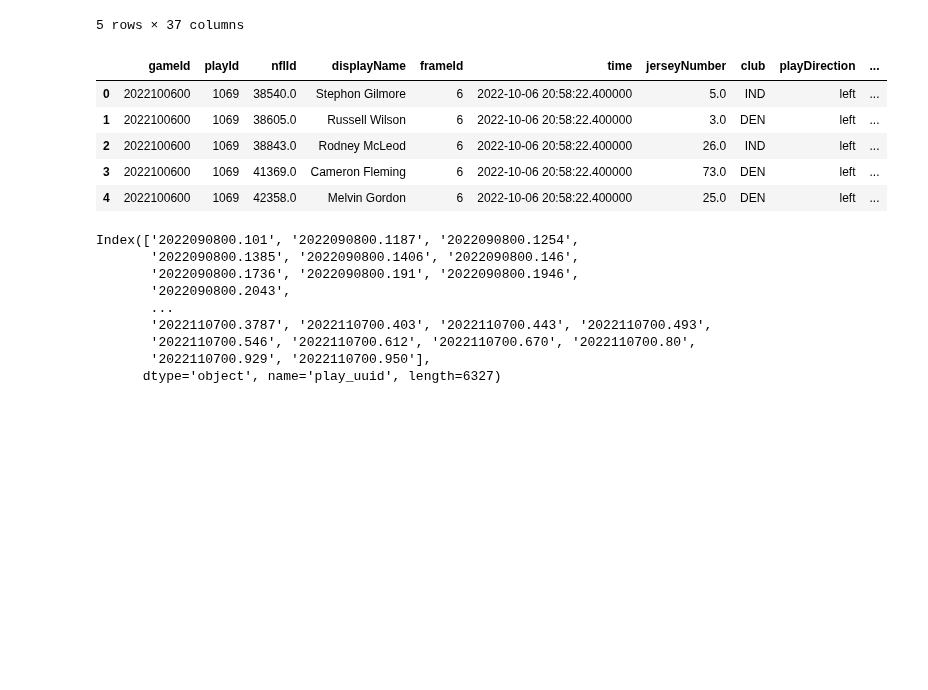
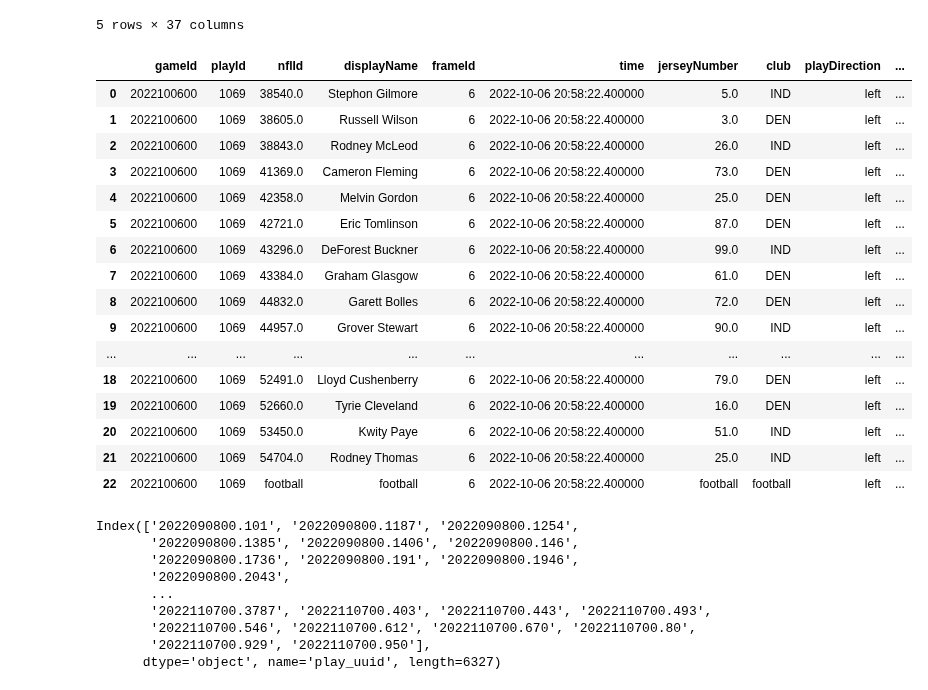
Before and after one commit to rfe123/umn_data_project_004, a Jupyter notebook: umn_data_project_004_nfl.ipynb, the cells around one changed output. Saved outputs shown, nothing was run; the diff lists cells and outputs as text; code cells hidden in the pictures; blank space fills up the shorter version.

Commit message:
Add players_df & cleanup data files

```diff
--- a/umn_data_project_004_nfl.ipynb
+++ b/umn_data_project_004_nfl.ipynb
@@ -122,3 +122,6 @@ plays_df['play_uuid'].head()
 3    2022100212.2007
 4    2022091900.1372
 Name: play_uuid, dtype: object
+# %%
+players_df = pd.read_csv('data/nfl-big-data-bowl-2024/players.csv')
+players_df['position'].unique()
@@ -562,14 +568,26 @@ See the caveats in the documentation: https://pandas.pydata.org/pandas-docs/stab
 5 rows × 37 columns
 # %%
 frame_conversion_df = third_down_frames_df.merge(third_down_df[['play_uuid', 'converted']], on='play_uuid', how='left')
-frame_conversion_df.head()
+frame_conversion_df = frame_conversion_df.merge(players_df[['position']], on='nflId',how='left').fillna('football')
+frame_conversion_df.head(23)
 # %% [output]
 |  | gameId | playId | nflId | displayName | frameId | time | jerseyNumber | club | playDirection | ... |
 | 0 | 2022100600 | 1069 | 38540.0 | Stephon Gilmore | 6 | 2022-10-06 20:58:22.400000 | 5.0 | IND | left | ... |
 | 1 | 2022100600 | 1069 | 38605.0 | Russell Wilson | 6 | 2022-10-06 20:58:22.400000 | 3.0 | DEN | left | ... |
 | 2 | 2022100600 | 1069 | 38843.0 | Rodney McLeod | 6 | 2022-10-06 20:58:22.400000 | 26.0 | IND | left | ... |
 | 3 | 2022100600 | 1069 | 41369.0 | Cameron Fleming | 6 | 2022-10-06 20:58:22.400000 | 73.0 | DEN | left | ... |
 | 4 | 2022100600 | 1069 | 42358.0 | Melvin Gordon | 6 | 2022-10-06 20:58:22.400000 | 25.0 | DEN | left | ... |
+| 5 | 2022100600 | 1069 | 42721.0 | Eric Tomlinson | 6 | 2022-10-06 20:58:22.400000 | 87.0 | DEN | left | ... |
+| 6 | 2022100600 | 1069 | 43296.0 | DeForest Buckner | 6 | 2022-10-06 20:58:22.400000 | 99.0 | IND | left | ... |
+| 7 | 2022100600 | 1069 | 43384.0 | Graham Glasgow | 6 | 2022-10-06 20:58:22.400000 | 61.0 | DEN | left | ... |
+| 8 | 2022100600 | 1069 | 44832.0 | Garett Bolles | 6 | 2022-10-06 20:58:22.400000 | 72.0 | DEN | left | ... |
+| 9 | 2022100600 | 1069 | 44957.0 | Grover Stewart | 6 | 2022-10-06 20:58:22.400000 | 90.0 | IND | left | ... |
+| ... | ... | ... | ... | ... | ... | ... | ... | ... | ... | ... |
+| 18 | 2022100600 | 1069 | 52491.0 | Lloyd Cushenberry | 6 | 2022-10-06 20:58:22.400000 | 79.0 | DEN | left | ... |
+| 19 | 2022100600 | 1069 | 52660.0 | Tyrie Cleveland | 6 | 2022-10-06 20:58:22.400000 | 16.0 | DEN | left | ... |
+| 20 | 2022100600 | 1069 | 53450.0 | Kwity Paye | 6 | 2022-10-06 20:58:22.400000 | 51.0 | IND | left | ... |
+| 21 | 2022100600 | 1069 | 54704.0 | Rodney Thomas | 6 | 2022-10-06 20:58:22.400000 | 25.0 | IND | left | ... |
+| 22 | 2022100600 | 1069 | football | football | 6 | 2022-10-06 20:58:22.400000 | football | football | left | ... |
 # %%
 frame_conversion_df.to_csv('data/frame_conversions.csv')
 # %%
```
Also changed, not shown: parts of 8 cells of this notebook, 2 other files.
